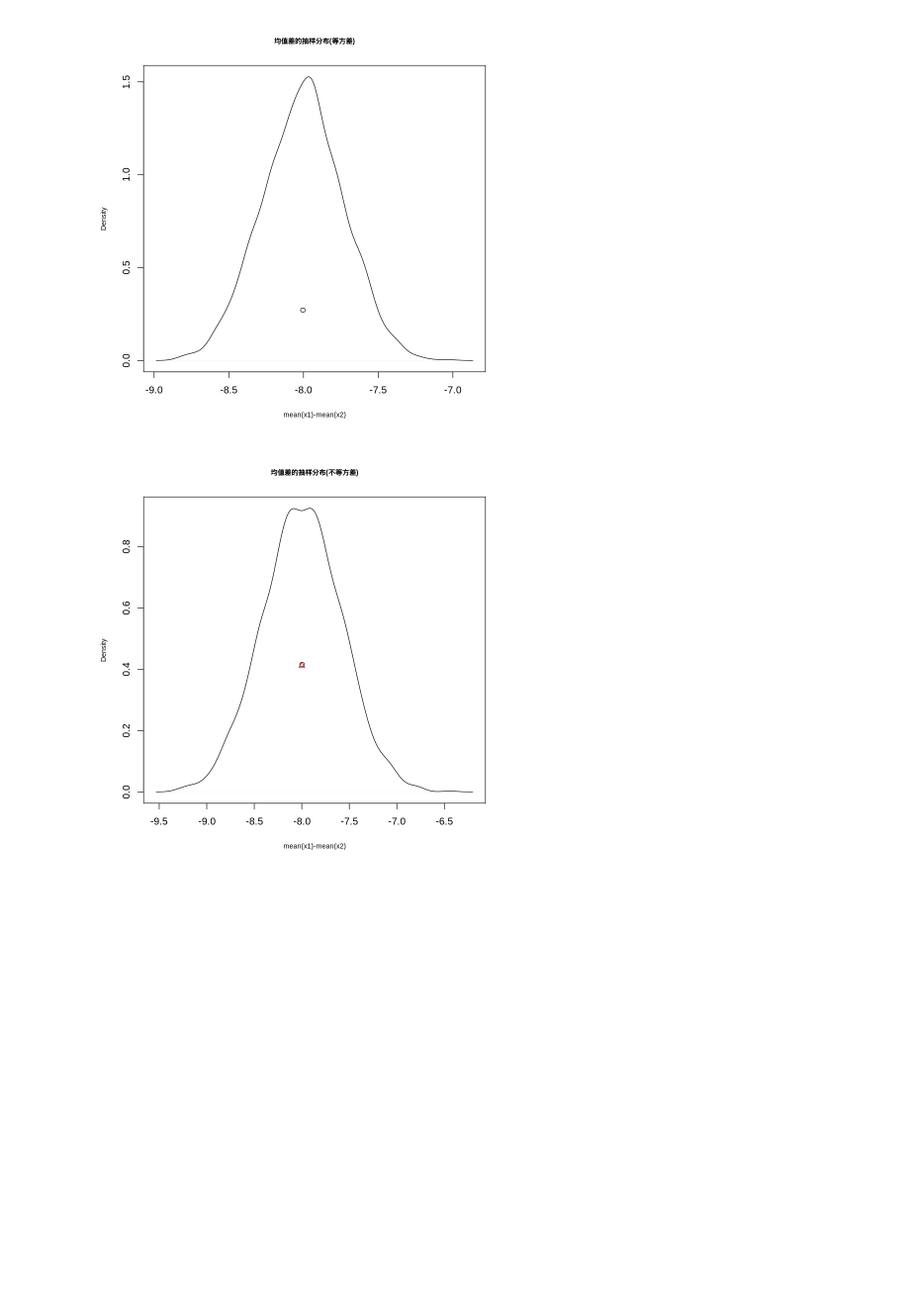
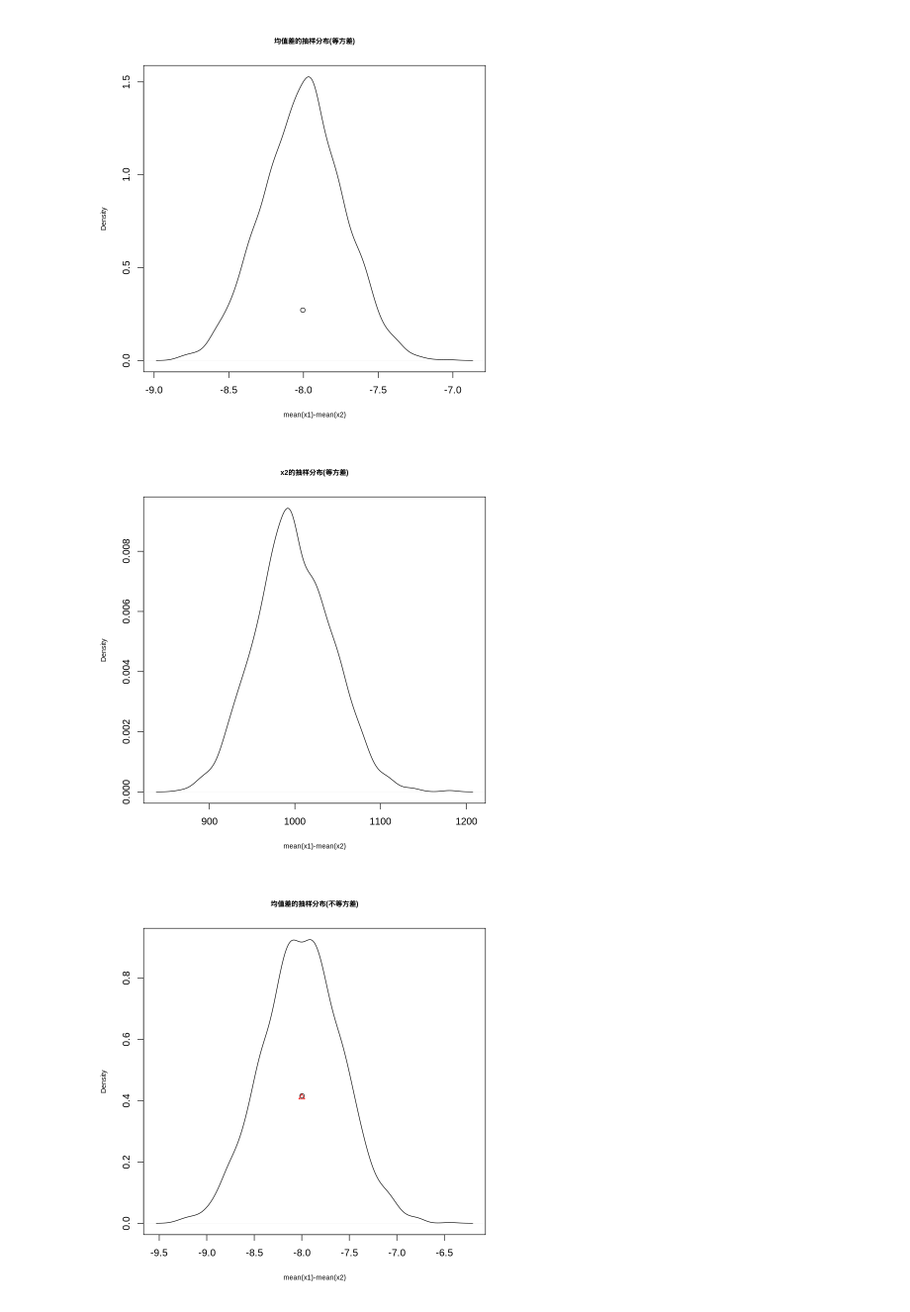
Before and after one commit to wangyang1749/linux_toturial, a Jupyter notebook: r_statistics.ipynb, the cells around one changed output. Shown at 99% size. Saved outputs shown, nothing was run; the diff lists cells and outputs as text; code cells hidden in the pictures; blank space fills up the shorter version.

```diff
--- a/r_statistics.ipynb
+++ b/r_statistics.ipynb
@@ -47,6 +47,30 @@ Sp
 [1] 1.970564
 [1] 3.923306
 [figure]
+# %%
+# x2分布
+
+x_2<-vector()
+#x1<-sample(Pop1,size=100,replace=TRUE) # 从总体为100000种随机有放回抽100个样本
+for(i in 1:2000){
+    x1<- sample(Pop1,size=1000,replace=T)
+    x_2 <- c(x_2,sum(((x1-mean(x1))/sd(Pop1))^2))
+}
+#x_2_ <- ((x1-mean(x1))/sd(Pop1))^2
+#x_2
+plot(density(x_2),xlab="mean(x1)-mean(x2)",ylab="Density",main="x2的抽样分布(等方差)",cex.main=0.7,cex.lab=0.7)
+
+
+#for(i in 1:2000){
+# x1<-sample(Pop1,size=100,replace=TRUE) # 从总体为100000种随机有放回抽100个样本
+
+# x2<-sample(Pop2,size=120,replace=TRUE) # 从总体为100000种随机有放回抽120个样本
+# Diff<-c(Diff,(mean(x1)-mean(x2))) # 样本均值的差
+# Sdx1<-c(Sdx1,sd(x1)) # 样本的standard deviation
+# Sdx2<-c(Sdx2,sd(x2))
+#}
+# %% [output]
+[figure, added]
 # %%
 set.seed(12345)
 Pop1<-rnorm(10000,mean=2,sd=2)    ###两总体方差不等
```
Also changed, not shown: 2 other files.
